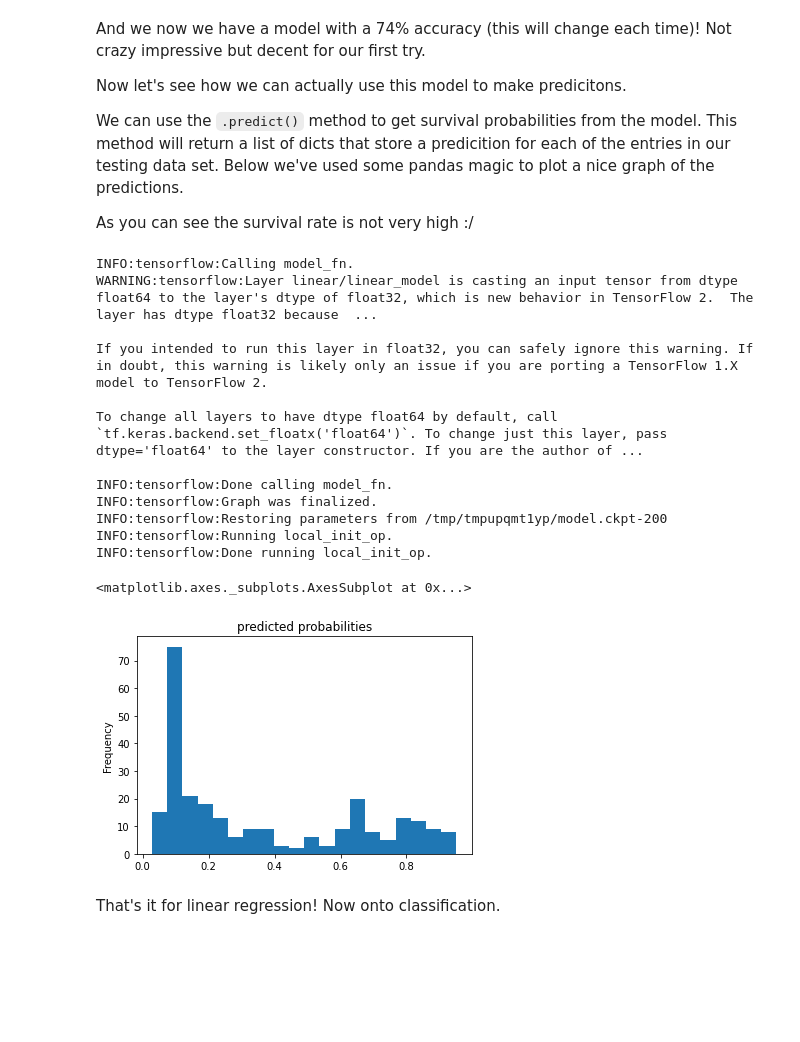
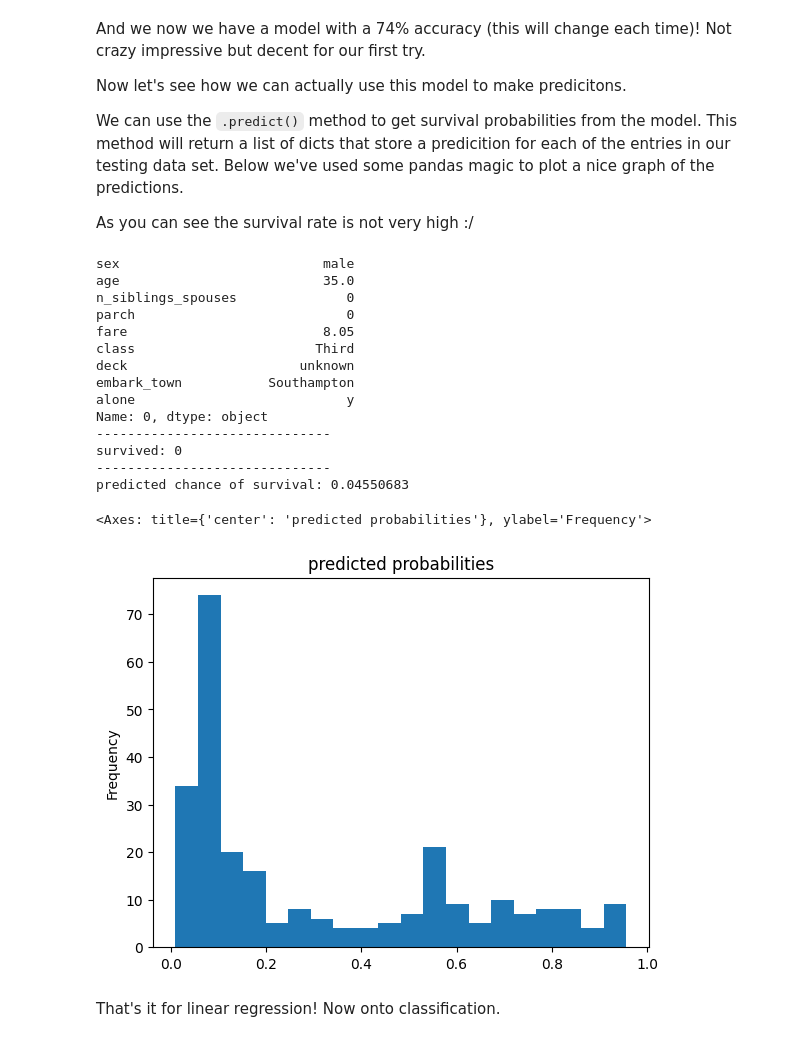
Before and after one commit to pa-tiq/ml-freecodecamp, a Jupyter notebook: Core_Learning_Algorithms.ipynb, the cells around one changed output. Cells and saved outputs as stored; diff of their text form; code cells hidden in the pictures; blank space fills up the shorter version.

````diff
--- a/Core_Learning_Algorithms.ipynb
+++ b/Core_Learning_Algorithms.ipynb
@@ -288,26 +291,37 @@ Now let's see how we can actually use this model to make predicitons.
 We can use the ```.predict()``` method to get survival probabilities from the model. This method will return a list of dicts that store a predicition for each of the entries in our testing data set. Below we've used some pandas magic to plot a nice graph of the predictions.
 
 As you can see the survival rate is not very high :/
+# %%
+from itertools import repeat
+pred_dicts = list(linear_est.predict(eval_input_fn))
+index = 0
+print(dfeval.loc[index])
+print('-'*30)
+print('survived:',y_eval.loc[index])
+print('-'*30)
+print('predicted chance of survival:',pred_dicts[index]['probabilities'][1])
+# %% [output]
+sex                          male
+age                          35.0
+n_siblings_spouses              0
+parch                           0
+fare                         8.05
+class                       Third
+deck                      unknown
+embark_town           Southampton
+alone                           y
+Name: 0, dtype: object
+------------------------------
+survived: 0
+------------------------------
+predicted chance of survival: 0.04550683
 # %%
-pred_dicts = list(linear_est.predict(eval_input_fn))
 probs = pd.Series([pred['probabilities'][1] for pred in pred_dicts])
 
-probs.plot(kind='hist', bins=20, title='predicted probabilities')
+probs.plot(x='oie',y='oi', kind='hist', bins=20, title='predicted probabilities')
 # %% [output]
-INFO:tensorflow:Calling model_fn.
-WARNING:tensorflow:Layer linear/linear_model is casting an input tensor from dtype float64 to the layer's dtype of float32, which is new behavior in TensorFlow 2.  The layer has dtype float32 because  ...
-
-If you intended to run this layer in float32, you can safely ignore this warning. If in doubt, this warning is likely only an issue if you are porting a TensorFlow 1.X model to TensorFlow 2.
-
-To change all layers to have dtype float64 by default, call `tf.keras.backend.set_floatx('float64')`. To change just this layer, pass dtype='float64' to the layer constructor. If you are the author of ...
-
-INFO:tensorflow:Done calling model_fn.
-INFO:tensorflow:Graph was finalized.
-INFO:tensorflow:Restoring parameters from /tmp/tmpupqmt1yp/model.ckpt-200
-INFO:tensorflow:Running local_init_op.
-INFO:tensorflow:Done running local_init_op.
+<Axes: title={'center': 'predicted probabilities'}, ylabel='Frequency'>
-<matplotlib.axes._subplots.AxesSubplot at 0x...>
-[figure, old version]
+[figure, new version]
 # %% [markdown]
 That's it for linear regression! Now onto classification.
 # %% [markdown]
````
Also changed, not shown: parts of 5 cells of this notebook.
